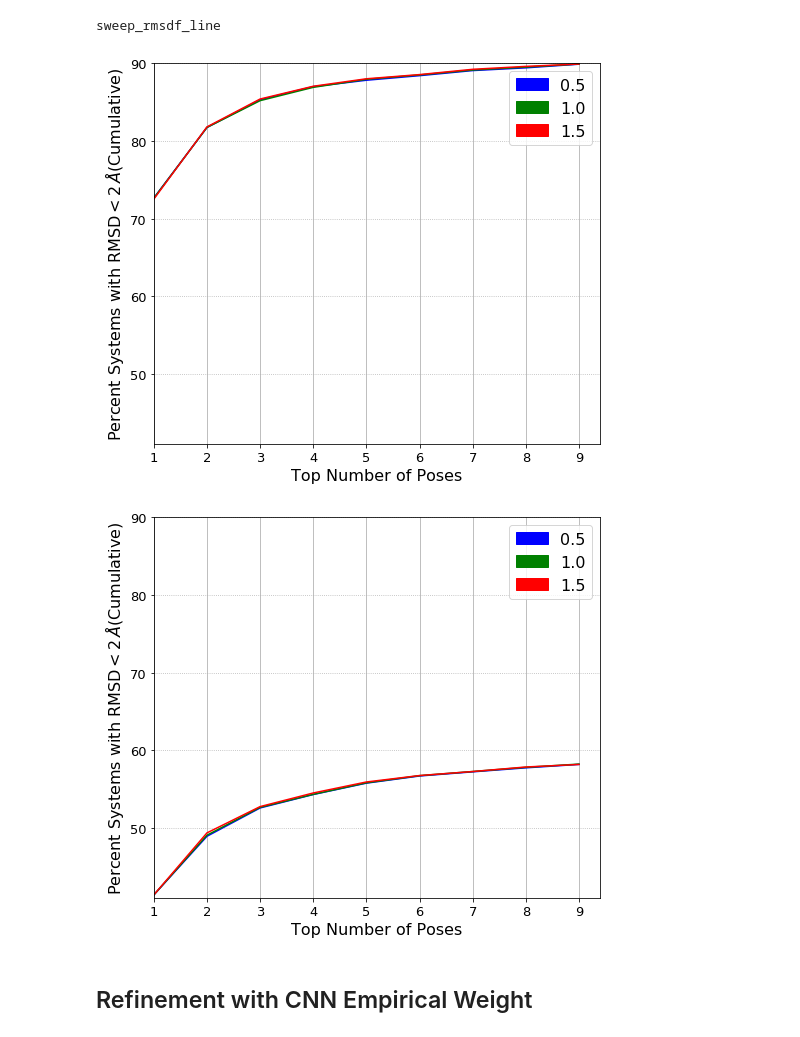
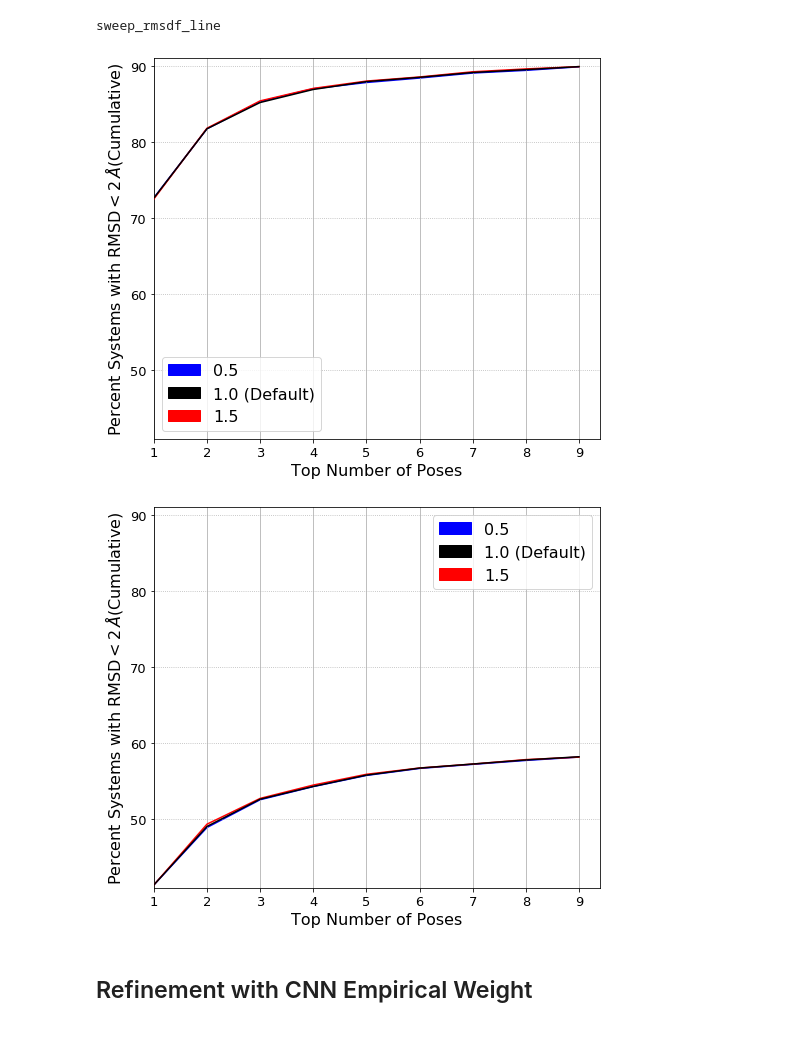
Before and after one commit to dkoes/GNINA-1.0, a Jupyter notebook: MakeFinalGraphs.ipynb, the cells around one changed output. Cells and saved outputs as stored; diff of their text form; code cells hidden in the pictures.

```diff
--- a/MakeFinalGraphs.ipynb
+++ b/MakeFinalGraphs.ipynb
@@ -659,11 +813,11 @@ print(figname)
 ylim = get_ylim([plot_df_rd,plot_df_cd])
 lgd_elements = [Patch(facecolor='b', edgecolor='b',
                          label='4'),
-                   Patch(facecolor='g', edgecolor='g',
-                         label='8'),
+                   Patch(facecolor='k', edgecolor='k',
+                         label='8 (Default)'),
                   Patch(facecolor='r', edgecolor='r',
                          label='16')]
-color_dict = {'4':'b','8':'g',
+color_dict = {'4':'b','8':'k',
               '16':'r'}
 # %% [output]
 sweep_exhaustiveness_line
@@ -890,34 +1056,38 @@ plot_df_cd =pd.read_csv(f'/home/anm329/GNINA-1.0/data/crossdocking/{filename}',i
 figname = filename.split('.')[0]+'_line'
 print(figname)
 ylim = get_ylim([plot_df_rd,plot_df_cd])
-lgd_elements = [Patch(facecolor='b', edgecolor='b',
-                         label='9'),
-                  Patch(facecolor='g', edgecolor='g',
+lgd_elements = [Patch(facecolor='k', edgecolor='k',
+                         label='9 (Default)'),
+                  Patch(facecolor='b', edgecolor='b',
                          label='100')]
-color_dict = {'9':'b','100':'g'}
+color_dict = {'9':'k','100':'b'}
 # %% [output]
 sweep_num_modes_line
 # %%
 for big_df,data_type in [(plot_df_rd,'redocking'),(plot_df_cd,'crossdocking')]:
     ax = plt.figure(figsize=[8,7]).gca()
-    for col in big_df.columns:
+    for i,col in enumerate(big_df.columns):
+        if 'DefE_9' == col:
+            zorder=3
+        else:
+            zorder=i+1
         #plot_df = list_of_dataframes[j]
         #rang = list_of_ranges[j]
         rang = list(range(1,big_df[col].fillna(0).astype(bool).sum()+1))
         ls = get_linestyle(col)
         if col != 'Vina':
             c = color_dict[col.split('_')[1]]
-            p = plt.plot(rang, big_df[col], label=col,c=c)
+            p = plt.plot(rang, big_df[col], label=col,c=c,zorder=zorder)
         else:
             c = color_dict[col.replace(' Ensemble','')]
-            p = plt.plot(rang, big_df[col], label=col,linestyle=ls,c=c,linewidth=5)
+            p = plt.plot(rang, big_df[col], label=col,linestyle=ls,c=c,linewidth=5,zorder=zorder)
     #     if args.use_bound:  # this adds shading to show the systems with dockings that are very "good" and less "good" (1 and 3 RMSD)
     #         plt.fill_between(rang, plot_df['good2'].astype('float64').values, plot_df['good1'].astype('float64').values, alpha = 0.1, color=p[-1].get_color())
     #         plt.fill_between(rang, plot_df['good2'].astype('float64').values, plot_df['good3'].astype('float64').values, alpha = 0.1, color=p[-1].get_color())
     ax.set_xlim(left=xlim)
     ax.xaxis.set_major_locator(MaxNLocator(integer=True))
     ax.tick_params(axis='both', which='major', labelsize=13)
-    ax.set_ybound(ylim[0],ylim[1])
+    ax.set_ybound(ylim[0],ylim[1]+1)
     ax.set_xlabel(xlab,fontsize=16)
     ax.set_ylabel(ylab,fontsize=16)
     plt.grid(axis='x')
@@ -944,46 +1114,50 @@ print(figname)
 ylim = get_ylim([plot_df_rd,plot_df_cd])
 lgd_elements = [Patch(facecolor='b', edgecolor='b',
                          label='0.5'),
-                  Patch(facecolor='g', edgecolor='g',
-                         label='1.0'),
+                  Patch(facecolor='k', edgecolor='k',
+                         label='1.0 (Default)'),
                   Patch(facecolor='r', edgecolor='r',
                          label='1.5')]
-color_dict = {'0.5':'b','1.0':'g','1.5':'r'}
+color_dict = {'0.5':'b','1.0':'k','1.5':'r'}
 # %% [output]
 sweep_rmsdf_line
 # %%
 for big_df,data_type in [(plot_df_rd,'redocking'),(plot_df_cd,'crossdocking')]:
     ax = plt.figure(figsize=[8,7]).gca()
-    for col in big_df.columns:
+    for i,col in enumerate(big_df.columns):
+        if 'DefE_1.0' == col:
+            zorder=4
+        else:
+            zorder=i+1
         #plot_df = list_of_dataframes[j]
         #rang = list_of_ranges[j]
         rang = list(range(1,big_df[col].fillna(0).astype(bool).sum()+1))
         ls = get_linestyle(col)
         if col != 'Vina':
             c = color_dict[col.split('_')[1]]
-            p = plt.plot(rang, big_df[col], label=col,c=c)
+            p = plt.plot(rang, big_df[col], label=col,c=c,zorder=zorder)
         else:
             c = color_dict[col.replace(' Ensemble','')]
-            p = plt.plot(rang, big_df[col], label=col,linestyle=ls,c=c,linewidth=5)
+            p = plt.plot(rang, big_df[col], label=col,linestyle=ls,c=c,linewidth=5,zorder=zorder)
     #     if args.use_bound:  # this adds shading to show the systems with dockings that are very "good" and less "good" (1 and 3 RMSD)
     #         plt.fill_between(rang, plot_df['good2'].astype('float64').values, plot_df['good1'].astype('float64').values, alpha = 0.1, color=p[-1].get_color())
     #         plt.fill_between(rang, plot_df['good2'].astype('float64').values, plot_df['good3'].astype('float64').values, alpha = 0.1, color=p[-1].get_color())
     ax.set_xlim(left=xlim)
     ax.xaxis.set_major_locator(MaxNLocator(integer=True))
     ax.tick_params(axis='both', which='major', labelsize=13)
-    ax.set_ybound(ylim[0],ylim[1])
+    ax.set_ybound(ylim[0],ylim[1]+1)
     ax.set_xlabel(xlab,fontsize=16)
     ax.set_ylabel(ylab,fontsize=16)
     plt.grid(axis='x')
     plt.grid(axis='y',linestyle=':')
     #box = ax.get_position()
     #ax.set_position([box.x0, box.y0, box.width * 0.8, box.height])
     #lgd = ax.legend(loc='center left', bbox_to_anchor=(1, 0.5))
     lgd = ax.legend(fontsize=16,handles=lgd_elements)
     plt.savefig(f'/home/anm329/GNINA-1.0/figures/{data_type}/{figname}.png', dpi=300)
 # %% [output]
-[figure, old version]
+[figure, new version]
-[figure, old version]
+[figure, new version]
 # %%
 plot_df_rd.to_csv(f'/home/anm329/GNINA-1.0/data/redocking/{filename}')
 plot_df_cd.to_csv(f'/home/anm329/GNINA-1.0/data/crossdocking/{filename}')
```
Also changed, not shown: parts of 31 cells of this notebook, 21 other files.
